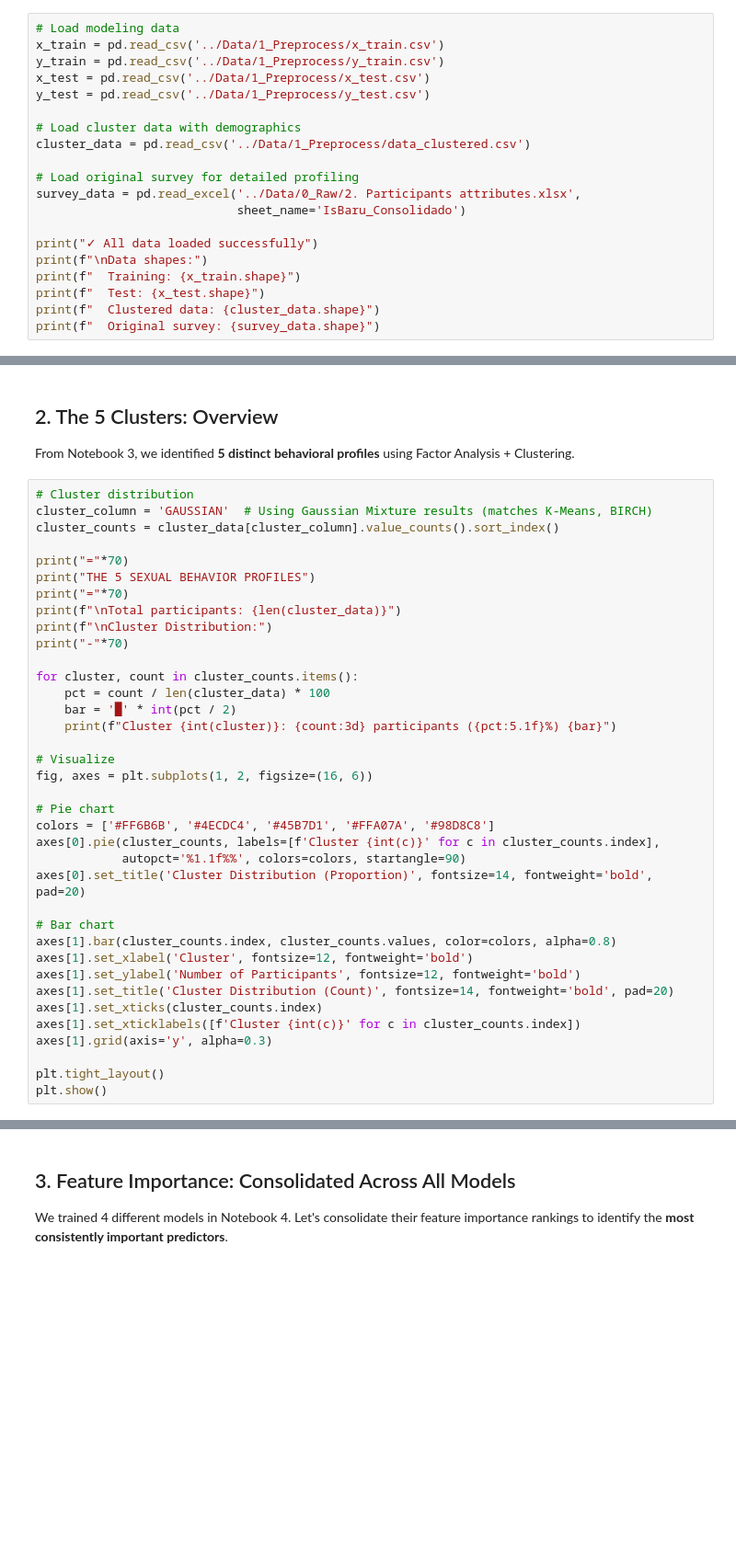
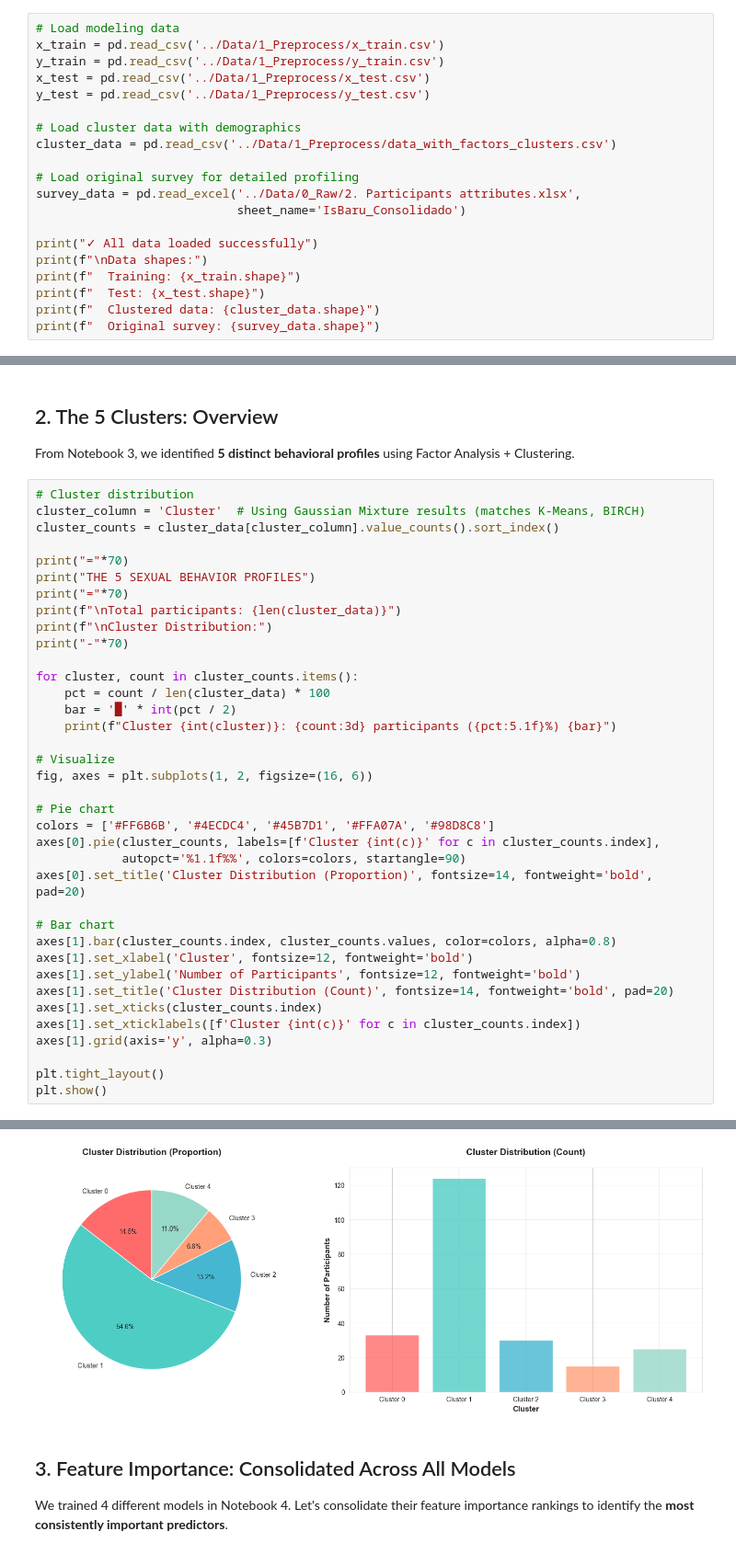
Before and after one commit to isarodas10/master-thesis, a Jupyter notebook: notebooks/05_cluster_profiling_interpretation.ipynb, the cells around one changed output, grey strips where cells are left out. Shown at 92% size. Cells and saved outputs as stored; diff of their text form; blank space fills up the shorter version.

```diff
--- a/notebooks/05_cluster_profiling_interpretation.ipynb
+++ b/notebooks/05_cluster_profiling_interpretation.ipynb
@@ -51,7 +53,7 @@ x_test = pd.read_csv('../Data/1_Preprocess/x_test.csv')
 y_test = pd.read_csv('../Data/1_Preprocess/y_test.csv')
 
 # Load cluster data with demographics
-cluster_data = pd.read_csv('../Data/1_Preprocess/data_clustered.csv')
+cluster_data = pd.read_csv('../Data/1_Preprocess/data_with_factors_clusters.csv')
 
 # Load original survey for detailed profiling
 survey_data = pd.read_excel('../Data/0_Raw/2. Participants attributes.xlsx',
@@ -69,7 +79,7 @@ print(f"  Original survey: {survey_data.shape}")
 From Notebook 3, we identified **5 distinct behavioral profiles** using Factor Analysis + Clustering.
 # %%
 # Cluster distribution
-cluster_column = 'GAUSSIAN'  # Using Gaussian Mixture results (matches K-Means, BIRCH)
+cluster_column = 'Cluster'  # Using Gaussian Mixture results (matches K-Means, BIRCH)
 cluster_counts = cluster_data[cluster_column].value_counts().sort_index()
 
 print("="*70)
@@ -104,3 +114,4 @@ axes[1].grid(axis='y', alpha=0.3)
 
 plt.tight_layout()
 plt.show()
+# %% [output]
@@ -107,3 +131,4 @@ plt.show()
+[figure, added]
 # %% [markdown]
 ## 3. Feature Importance: Consolidated Across All Models
 
```
Also changed, not shown: parts of 16 cells of this notebook.
